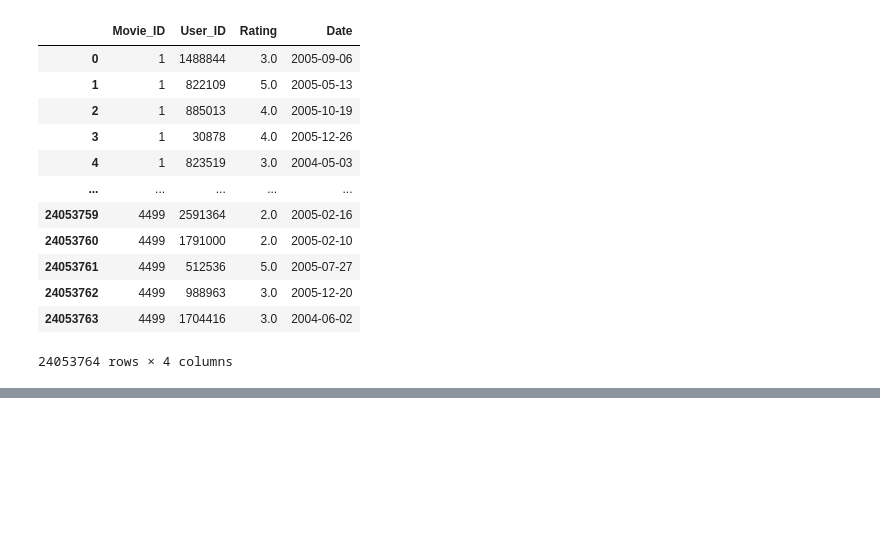
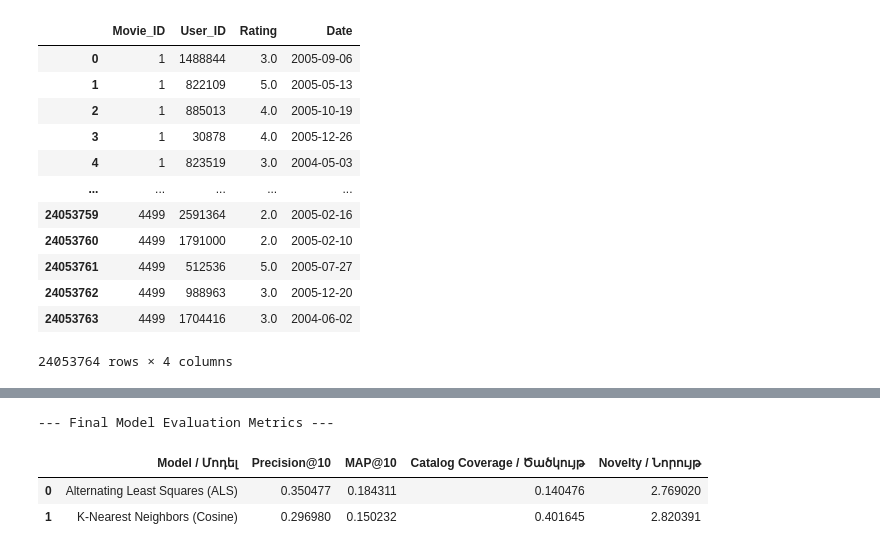
Before and after one commit to armengasparyan314/Programing, a Jupyter notebook: Movie Recomendation.ipynb, the cells around one changed output, grey strips where cells are left out. Saved outputs shown, nothing was run; the diff lists cells and outputs as text; code cells hidden in the pictures; blank space fills up the shorter version.

```diff
--- a/Movie Recomendation.ipynb
+++ b/Movie Recomendation.ipynb
@@ -69,0 +146,57 @@ X, user_mapper, movie_mapper, user_inv_mapper, movie_inv_mapper = create_x(df)
+# %%
+all_user_ids = np.arange(train_data.shape[0])
+
+als_ids, _ = als_model.recommend(all_user_ids, train_data, N=10, filter_already_liked_items=True)
+knn_ids, _ = knn_model.recommend(all_user_ids, train_data, N=10, filter_already_liked_items=True)
+
+total_items = train_data.shape[1]
+
+# Count how many unique movies appear anywhere in the global recommendation matrices
+als_unique_items_recommended = len(np.unique(als_ids))
+knn_unique_items_recommended = len(np.unique(knn_ids))
+
+als_coverage = als_unique_items_recommended / total_items
+knn_coverage = knn_unique_items_recommended / total_items
+
+
+total_users = train_data.shape[0]
+
+# Calculate the popularity of each item based on how many interactions it has in the training data
+item_interactions = np.bincount(train_data.indices, minlength=total_items)
+
+# Convert interactions to probabilities.
+# We use np.maximum to set a tiny floor (1e-9) for items with 0 interactions to prevent log(0) errors.
+item_probabilities = np.maximum(item_interactions / total_users, 1e-9)
+
+def calculate_novelty(recommendation_matrix, item_probs):
+    """
+    Calculates the mean novelty score across a matrix of recommendations.
+    Uses the self-information formula: -log2(probability)
+    """
+    # Extract the probabilities for the specific items that were recommended
+    recommended_probs = item_probs[recommendation_matrix]
+
+    # Calculate the self-information (novelty) for every recommended item
+    novelty_scores = -np.log2(recommended_probs)
+
+    # Return the average novelty score across all recommendations for all users
+    return np.mean(novelty_scores)
+
+als_novelty = calculate_novelty(als_ids, item_probabilities)
+knn_novelty = calculate_novelty(knn_ids, item_probabilities)
+
+advanced_results_df = pd.DataFrame({
+    'Model / Մոդել': ['Alternating Least Squares (ALS)', 'K-Nearest Neighbors (Cosine)'],
+    'Precision@10': [als_p_at_k, knn_p_at_k],
+    'MAP@10': [als_map_at_k, knn_map_at_k],
+    'Catalog Coverage / Ծածկույթ': [als_coverage, knn_coverage],
+    'Novelty / Նորույթ': [als_novelty, knn_novelty]
+})
+
+print("\n--- Final Model Evaluation Metrics ---")
+display(advanced_results_df)
+# %% [output]
+--- Final Model Evaluation Metrics ---
+|  | Model / Մոդել | Precision@10 | MAP@10 | Catalog Coverage / Ծածկույթ | Novelty / Նորույթ |
+| 0 | Alternating Least Squares (ALS) | 0.350477 | 0.184311 | 0.140476 | 2.769020 |
+| 1 | K-Nearest Neighbors (Cosine) | 0.296980 | 0.150232 | 0.401645 | 2.820391 |
```
Also changed, not shown: parts of 4 cells of this notebook.
